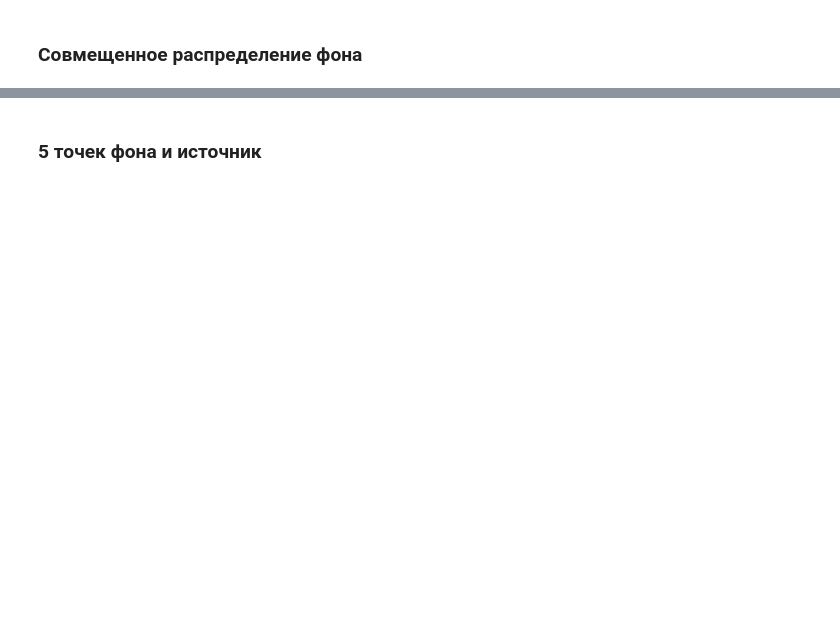
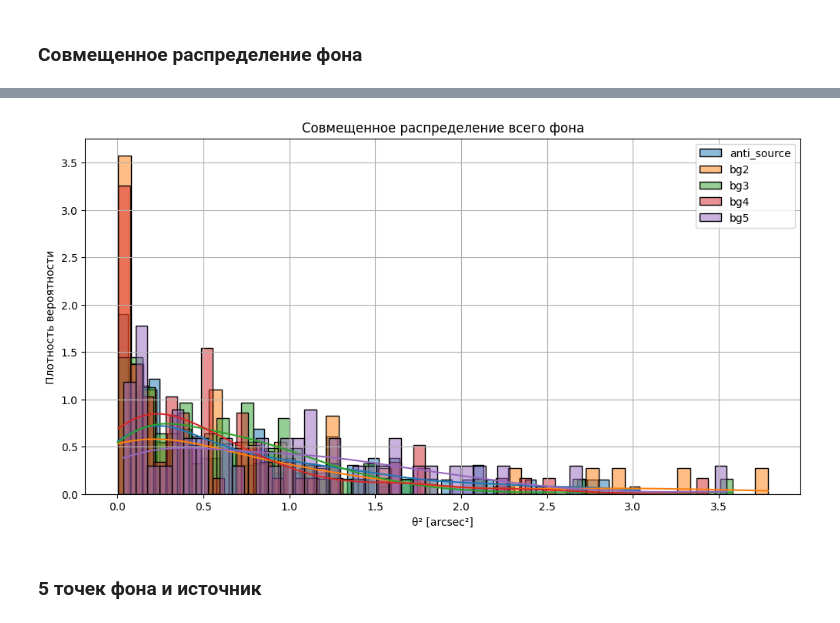
Before and after one commit to Alexandra-mipt/TAIGA, a Jupyter notebook: Гамма-адронное разделение-Copy1.ipynb, the cells around one changed output, grey strips where cells are left out. Saved outputs shown, nothing was run; the diff lists cells and outputs as text; code cells hidden in the pictures; blank space fills up the shorter version.

```diff
--- a/Гамма-адронное разделение-Copy1.ipynb
+++ b/Гамма-адронное разделение-Copy1.ipynb
@@ -859,2 +600,38 @@ plot_combined_theta2_histograms(
+# %%
+import seaborn as sns
+
+# Собираем все данные в один DataFrame
+all_data = pd.DataFrame()
+
+# Добавляем антиисточник (если у него есть theta2)
+if 'dist2_theta2' in anti_source_processed.columns:
+    all_data['anti_source'] = anti_source_processed['dist2_theta2']
+
+# Добавляем фоновые точки
+for i, bg_df in enumerate([bg2_processed, bg3_processed, bg4_processed, bg5_processed], 2):
+    col_name = f'bg{i}_theta2'
+    if col_name in bg_df.columns:
+        all_data[f'bg{i}'] = bg_df[col_name]
+
+# Построение гистограмм
+plt.figure(figsize=(12, 6))
+
+# Гистограмма для каждого набора данных
+for column in all_data.columns:
+    sns.histplot(all_data[column],
+                 bins=50,
+                 alpha=0.5,
+                 label=column,
+                 kde=True,
+                 stat='density')
+
+plt.title('Совмещенное распределение всего фона')
+plt.xlabel('θ² [arcsec²]')
+plt.ylabel('Плотность вероятности')
+plt.legend()
+plt.grid(True)
+plt.show()
+# %% [output]
+[figure, added]
 # %% [markdown]
 ### 5 точек фона и источник
```
Also changed, not shown: parts of 27 cells of this notebook.
